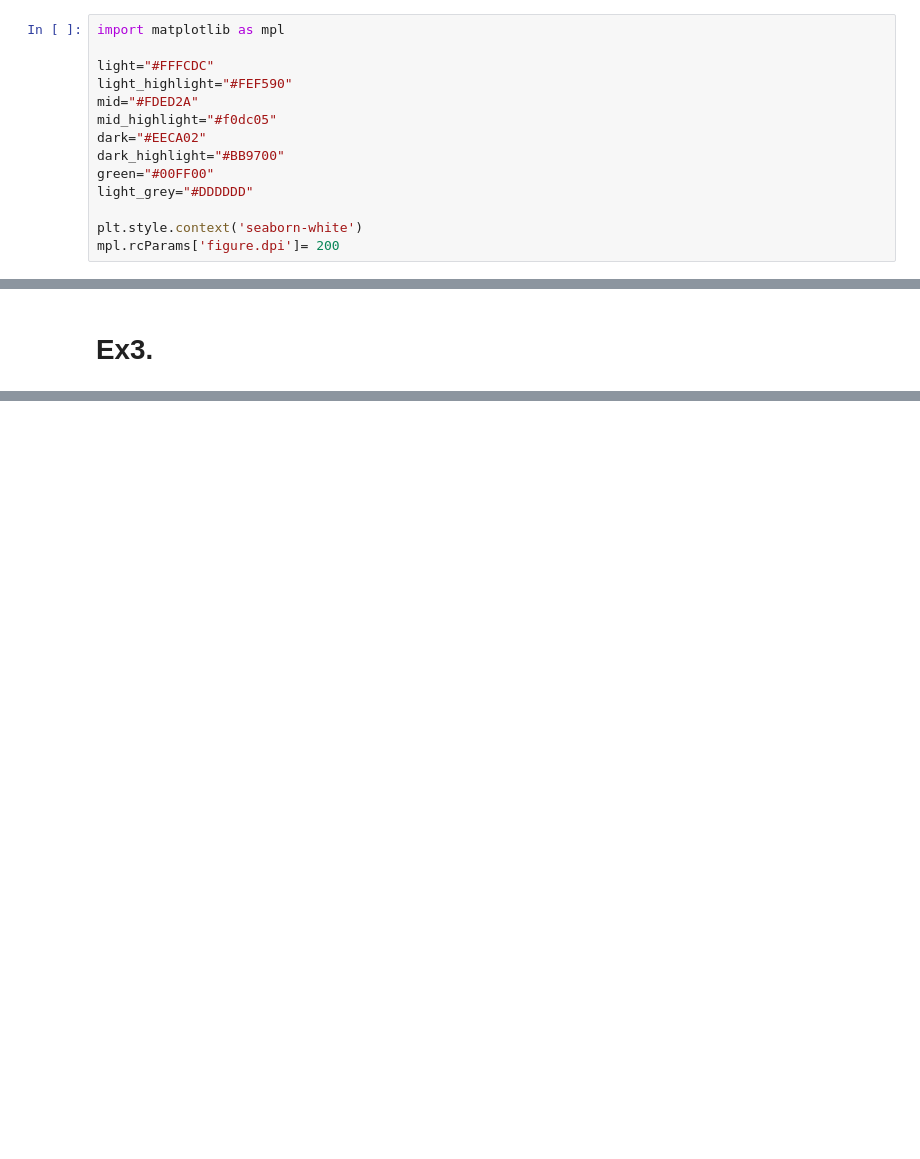
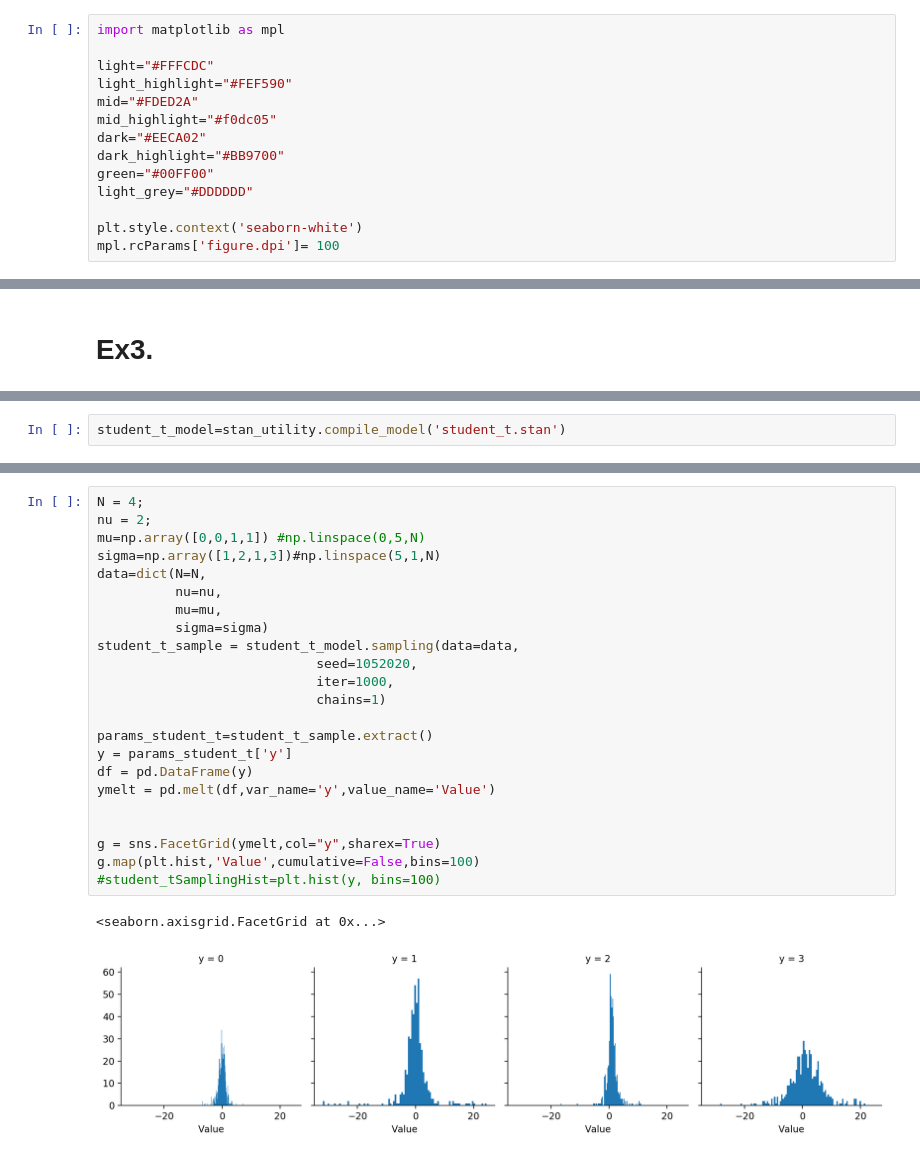
Before and after one commit to adrianmo14857/Data_Analytics, a Jupyter notebook: lab3/DA_lab3.ipynb, the cells around one changed output, grey strips where cells are left out. Drawn from its saved outputs; the diff is of its cells as text; blank space fills up the shorter version.

```diff
--- a/lab3/DA_lab3.ipynb
+++ b/lab3/DA_lab3.ipynb
@@ -73,7 +73,7 @@ green="#00FF00"
 light_grey="#DDDDDD"
 
 plt.style.context('seaborn-white')
-mpl.rcParams['figure.dpi']= 200
+mpl.rcParams['figure.dpi']= 100
 # %% [markdown]
 ### Finding parameters for Gamma distribution which 98% probability is for values between 5 and 10. In this case was used stan file with algebra_solver. It was created based on Airlines.ipynb
 # %%
@@ -366,0 +389,2 @@ Mean value : 10.004
+# %%
+student_t_model=stan_utility.compile_model('student_t.stan')
@@ -366,0 +393,26 @@ Mean value : 10.004
+# %%
+N = 4;
+nu = 2;
+mu=np.array([0,0,1,1]) #np.linspace(0,5,N)
+sigma=np.array([1,2,1,3])#np.linspace(5,1,N)
+data=dict(N=N,
+          nu=nu,
+          mu=mu,
+          sigma=sigma)
+student_t_sample = student_t_model.sampling(data=data,
+                            seed=1052020,
+                            iter=1000,
+                            chains=1)
+
+params_student_t=student_t_sample.extract()
+y = params_student_t['y']
+df = pd.DataFrame(y)
+ymelt = pd.melt(df,var_name='y',value_name='Value')
+
+
+g = sns.FacetGrid(ymelt,col="y",sharex=True)
+g.map(plt.hist,'Value',cumulative=False,bins=100)
+#student_tSamplingHist=plt.hist(y, bins=100)
+# %% [output]
+<seaborn.axisgrid.FacetGrid at 0x...>
+[figure, added]
```
Also changed, not shown: parts of 10 cells of this notebook, 6 other files.
